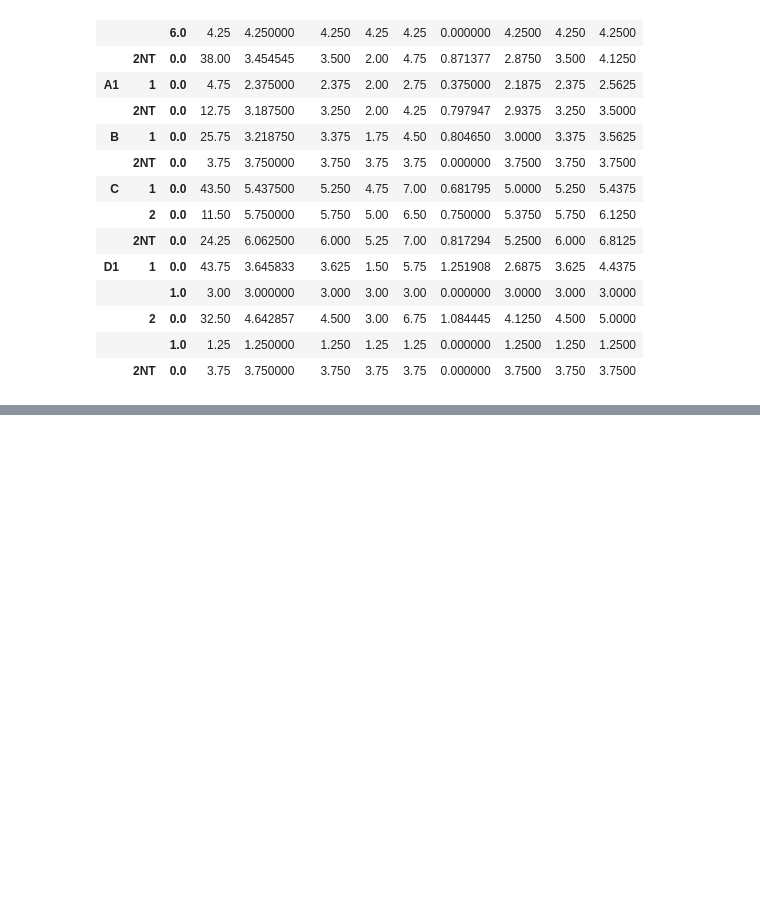
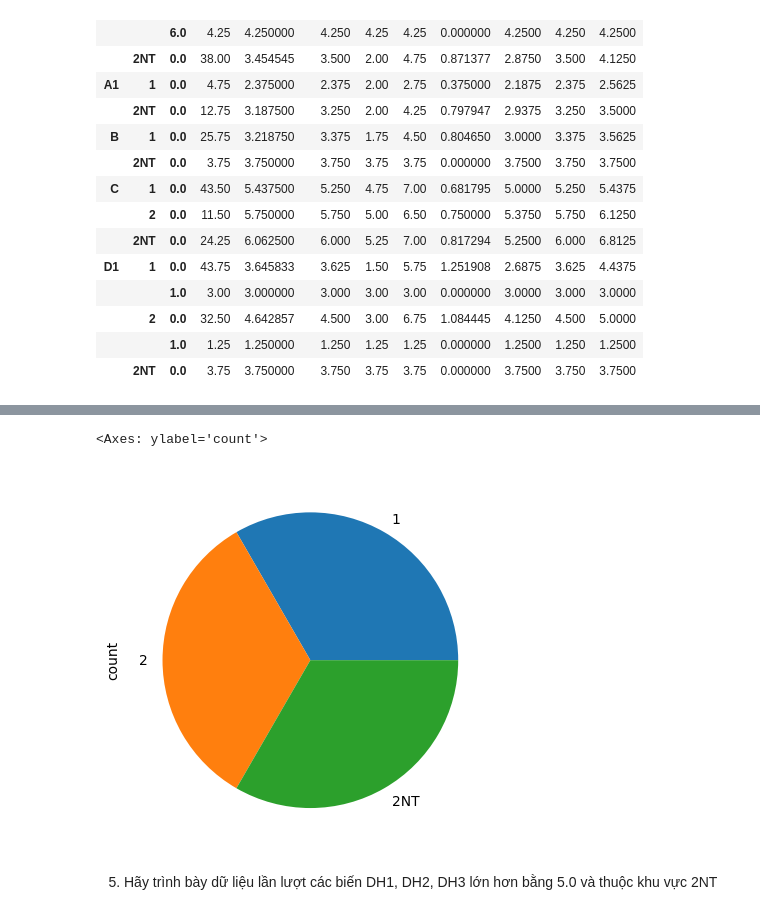
Before and after one commit to Duc-bug/Data-Analysis-Deep-Learning-Explanation, a Jupyter notebook: Week 2/lab2.ipynb, the cells around one changed output, grey strips where cells are left out. Saved outputs shown, nothing was run; the diff lists cells and outputs as text; code cells hidden in the pictures; blank space fills up the shorter version.

```diff
--- a/Week 2/lab2.ipynb
+++ b/Week 2/lab2.ipynb
@@ -107,0 +153,8 @@ pd.pivot_table(data=df_tuyensinh,index=["KT","KV","DT" ],values="DH1",aggfunc=["
+# %%
+kv_filtered.value_counts().plot.pie()
+# %% [output]
+<Axes: ylabel='count'>
+[figure, added]
+# %% [markdown]
+5. Hãy trình bày dữ liệu lần lượt các biến DH1, DH2, DH3 lớn hơn bằng 5.0 và thuộc khu
+vực 2NT
```
Also changed, not shown: parts of 16 cells of this notebook.
